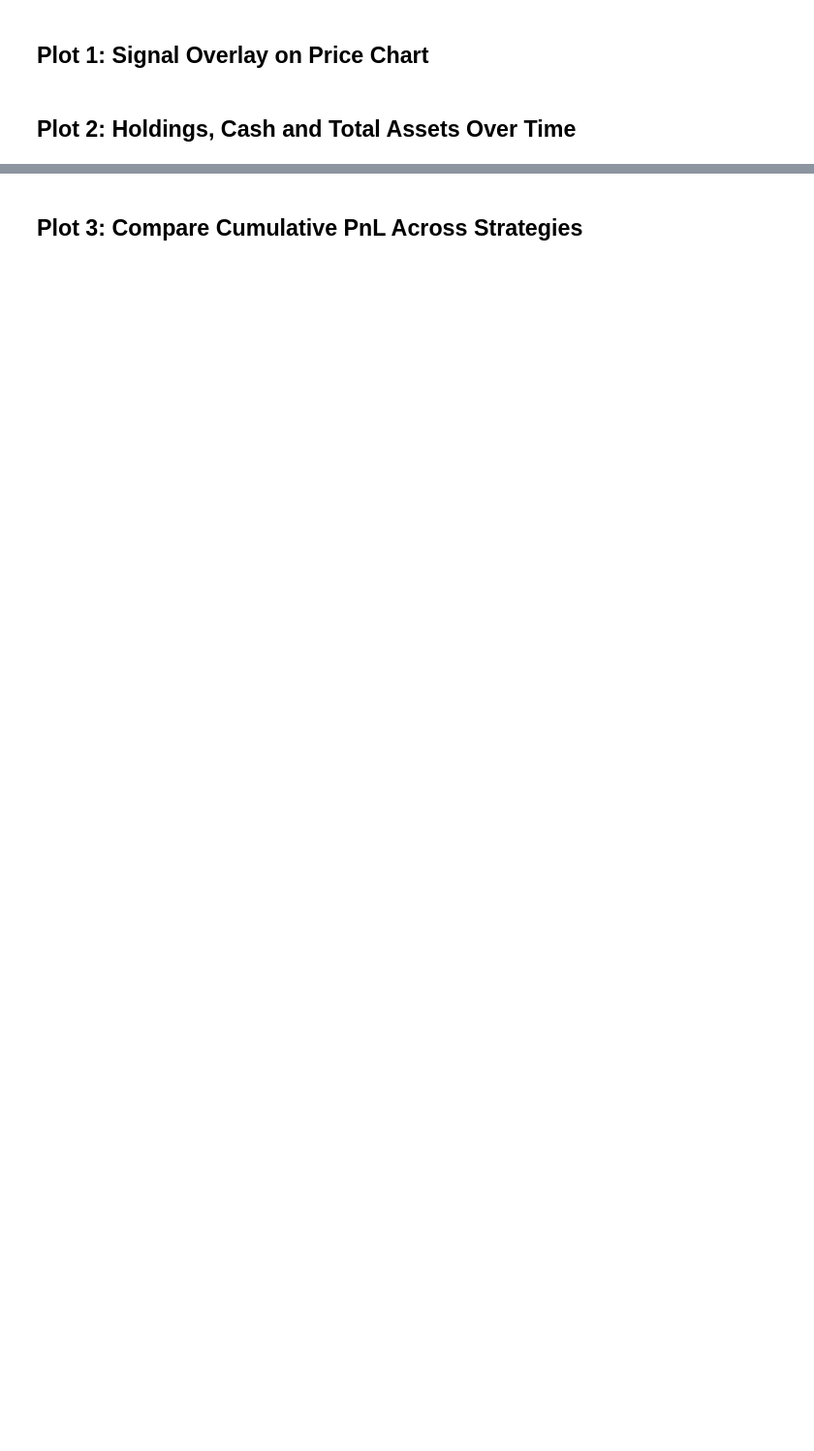
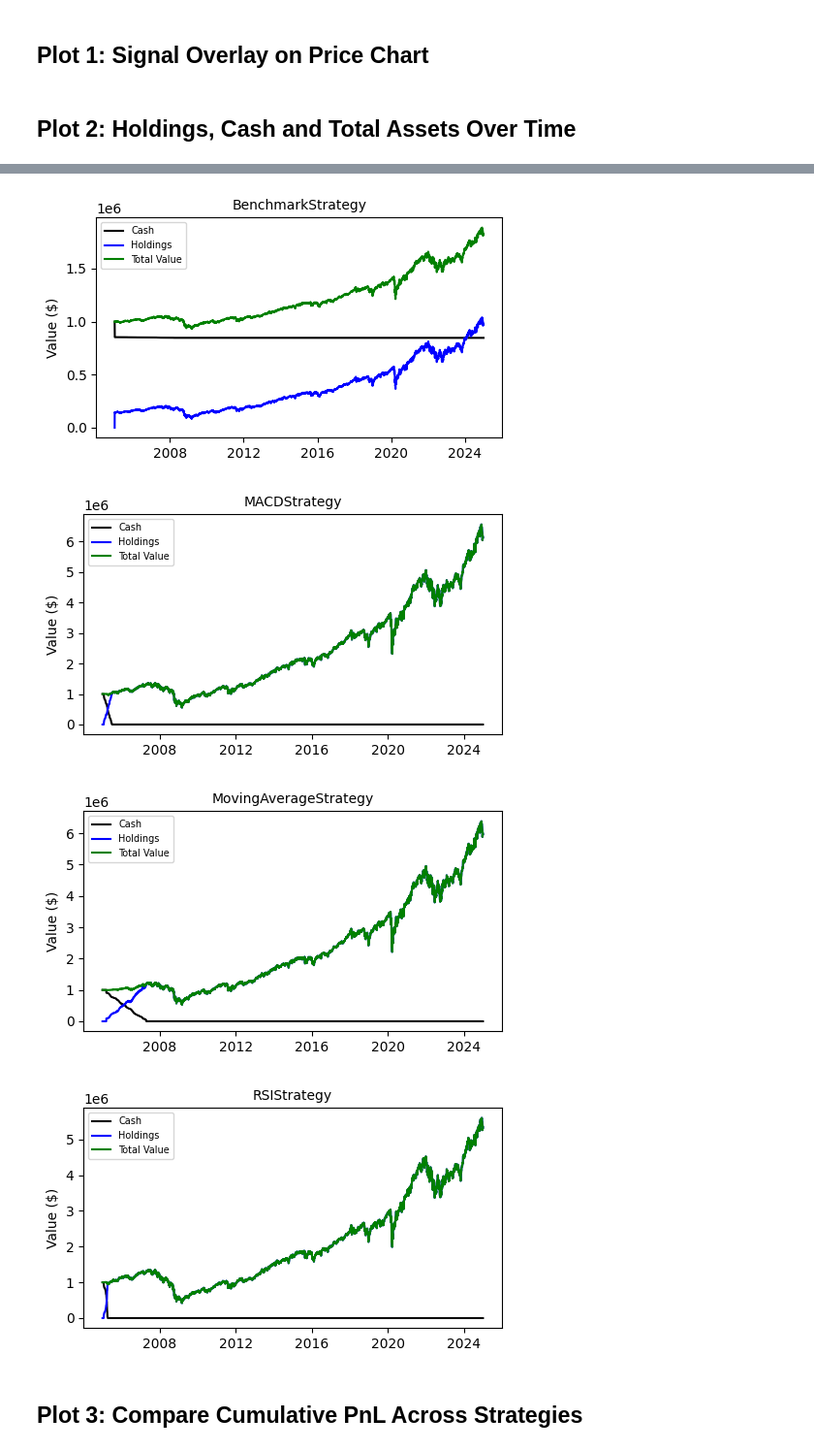
Before and after one commit to azakharove/Python, a Jupyter notebook: Assignment2/StrategyComparison.ipynb, the cells around one changed output, grey strips where cells are left out. Shown at 97% size. Cells and saved outputs as stored; diff of their text form; code cells hidden in the pictures; blank space fills up the shorter version.

```diff
--- a/Assignment2/StrategyComparison.ipynb
+++ b/Assignment2/StrategyComparison.ipynb
@@ -67,2 +111,34 @@ FileNotFoundError: No strategy performance files found in data/prices/
+# %%
+def strategy_cash_holdings_tv(df_histories, strategy):
+    """
+    Plots a compact chart of Cash, Holdings, and Total Value for one strategy.
+    """
+    # Extract that strategy’s data
+    g = df_histories.xs(strategy, level="Strategy").sort_index()
+
+    # Compute Total Value if missing
+    if "TotalValue" not in g.columns:
+        g = g.assign(TotalValue=g["Cash"] + g["Holdings"])
+
+    # Create small figure
+    plt.figure(figsize=(5, 3))
+    plt.plot(g.index.get_level_values("Timestamp"), g["Cash"], color="black", label="Cash")
+    plt.plot(g.index.get_level_values("Timestamp"), g["Holdings"], color="blue", label="Holdings")
+    plt.plot(g.index.get_level_values("Timestamp"), g["TotalValue"], color="green", label="Total Value")
+
+    plt.title(strategy, fontsize=10)
+    plt.xlabel("")
+    plt.ylabel("Value ($)")
+    plt.legend(fontsize=7, loc="best")
+    plt.tight_layout()
+    plt.show()
+# %%
+for strat in df_histories.index.get_level_values("Strategy").unique():
+    strategy_cash_holdings_tv(df_histories, strat)
+# %% [output]
+[figure, added]
+[figure, added]
+[figure, added]
+[figure, added]
 # %% [markdown]
 ## Plot 3: Compare Cumulative PnL Across Strategies
```
Also changed, not shown: parts of 7 cells of this notebook.
